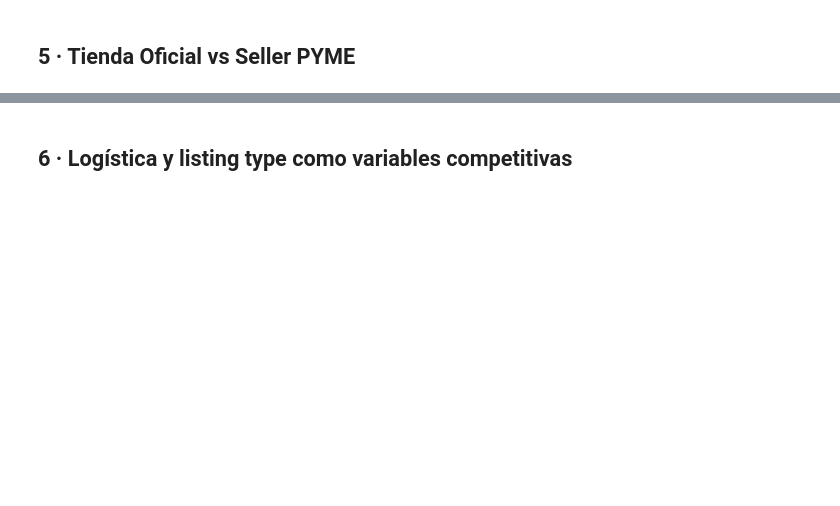
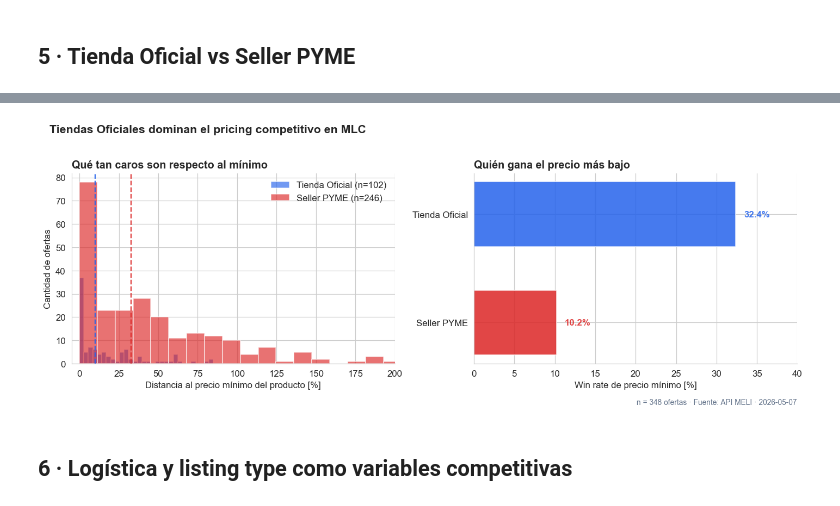
Before and after one commit to JulioPradenas/pricing-health-check-mlc, a Jupyter notebook: notebooks/01_eda.ipynb, the cells around one changed output, grey strips where cells are left out. Drawn from its saved outputs; the diff is of its cells as text; code cells hidden in the pictures; blank space fills up the shorter version.

```diff
--- a/notebooks/01_eda.ipynb
+++ b/notebooks/01_eda.ipynb
@@ -80,4 +255,18 @@ df.info()
 # %% [markdown]
 ## 5 · Tienda Oficial vs Seller PYME
 # %%
-# TODO: distribuciones de price_gap por tipo de seller
+# TODO: # Crear flag is_official
+df["is_official"] = df["official_store_id"].notna()
+
+# Comparar el price_gap_to_min_pct (qué tan lejos del precio mínimo está cada oferta)
+print("Distribución de price_gap_to_min_pct por tipo de seller:")
+print()
+print(df.groupby("is_official")["price_gap_to_min_pct"].describe().round(2))
+
+print()
+print("Wins de precio mínimo:")
+wins = (df.groupby("is_official")["is_min_price"]
+          .agg(["sum", "count"]))
+wins["win_rate_pct"] = (wins["sum"] / wins["count"] * 100).round(1)
+wins.index = wins.index.map({True: "Tienda Oficial", False: "Seller PYME"})
+print(wins)
@@ -84,5 +286,48 @@ df.info()
 # %%
-# TODO: quién gana el precio mínimo más seguido
+# TODO: # Visualización: distribución de price_gap_to_min_pct por tipo de seller
+fig, axes = plt.subplots(1, 2, figsize=(13, 4.5))
+
+# Panel izquierdo: distribución de gap
+ax = axes[0]
+for is_off, color, label in [(True, PALETTE["primary"], "Tienda Oficial"),
+                              (False, PALETTE["warning"], "Seller PYME")]:
+    data = df[df["is_official"] == is_off]["price_gap_to_min_pct"]
+    ax.hist(data, bins=30, alpha=0.65, color=color, label=f"{label} (n={len(data)})",
+            edgecolor="white")
+    ax.axvline(data.median(), color=color, linestyle="--", linewidth=1.5, alpha=0.9)
+
+ax.set_xlabel("Distancia al precio mínimo del producto [%]")
+ax.set_ylabel("Cantidad de ofertas")
+ax.set_title("Qué tan caros son respecto al mínimo", loc="left", fontweight="bold")
+ax.legend(frameon=False)
+ax.set_xlim(-5, 200)
+
+# Panel derecho: win rate
+ax = axes[1]
+labels = ["Seller PYME", "Tienda Oficial"]
+values = [10.2, 32.4]
+colors_b = [PALETTE["warning"], PALETTE["primary"]]
+bars = ax.barh(labels, values, color=colors_b, alpha=0.85, edgecolor="white", height=0.6)
+
+for bar, val in zip(bars, values):
+    ax.text(val + 1, bar.get_y() + bar.get_height()/2, f"{val:.1f}%",
+            va="center", fontsize=11, fontweight="bold", color=bar.get_facecolor())
+
+ax.set_xlabel("Win rate de precio mínimo [%]")
+ax.set_xlim(0, 40)
+ax.set_title("Quién gana el precio más bajo", loc="left", fontweight="bold")
+
+fig.suptitle("Tiendas Oficiales dominan el pricing competitivo en MLC",
+             fontweight="bold", x=0.02, ha="left", y=1.02, fontsize=14)
+fig.text(0.98, -0.02,
+         f"n = {len(df)} ofertas · Fuente: API MELI · {df['snapshot_date'].dt.date.iloc[0]}",
+         ha="right", fontsize=9, color=PALETTE["neutral"])
+
+plt.tight_layout()
+plt.savefig("../deliverables/fig_03_oficial_vs_pyme.png", dpi=150, bbox_inches="tight")
+plt.show()
+# %% [output]
+[figure, added]
 # %% [markdown]
 ## 6 · Logística y listing type como variables competitivas
 # %%
```
Also changed, not shown: parts of 15 cells of this notebook, 4 other files.
